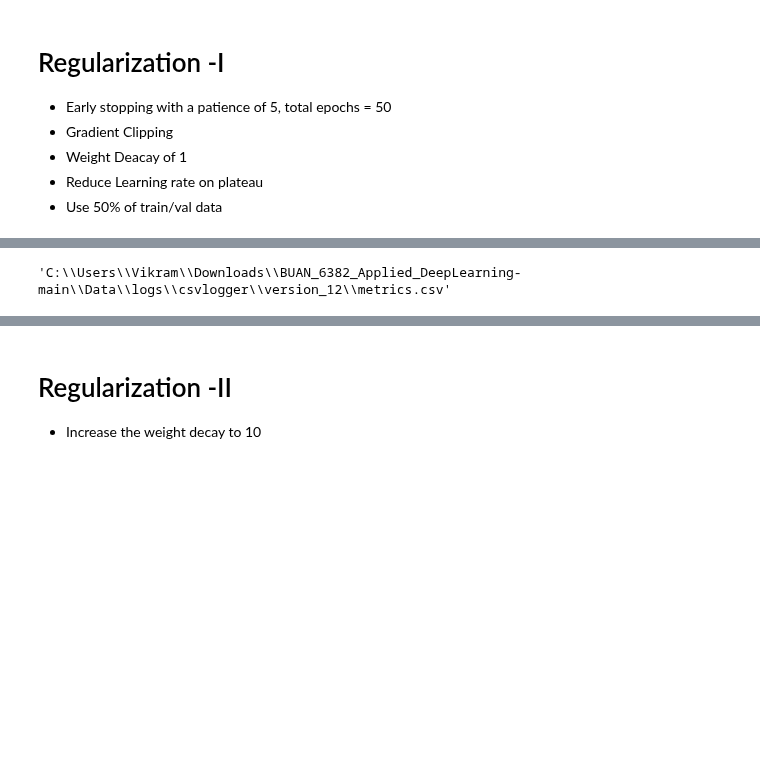
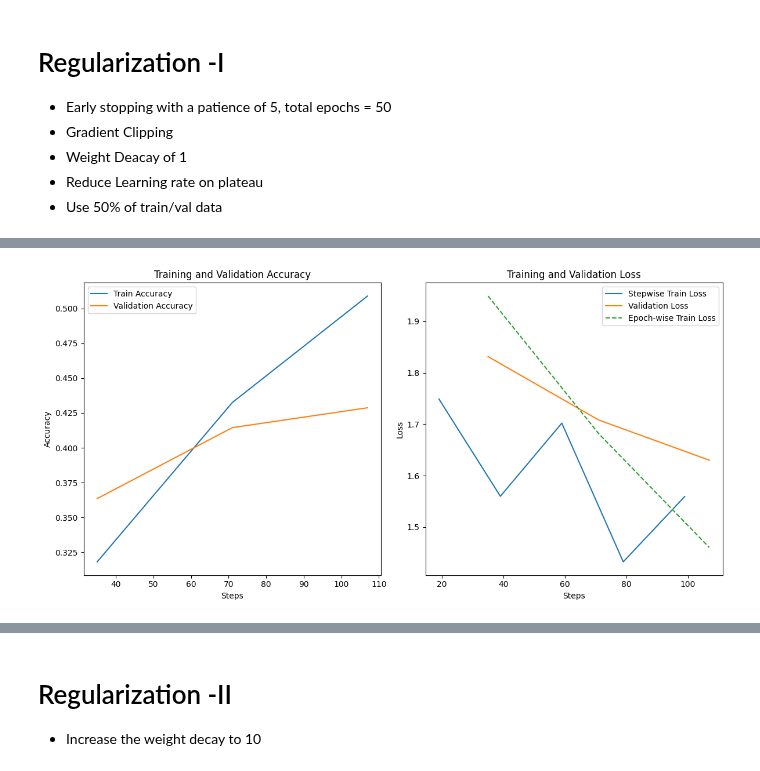
Before and after one commit to harikrishnad1997/BUAN_6382_Applied_DeepLearning, a Jupyter notebook: HW/Harikrishna_Dev_HW_5.ipynb, the cells around one changed output, grey strips where cells are left out. Saved outputs shown, nothing was run; the diff lists cells and outputs as text; code cells hidden in the pictures; blank space fills up the shorter version.

```diff
--- a/HW/Harikrishna_Dev_HW_5.ipynb
+++ b/HW/Harikrishna_Dev_HW_5.ipynb
@@ -437,9 +438,9 @@ Train_Loss: 1.63, Train_Metric: 0.43
 # %%
-file = f"{trainer.logger.log_dir}\\metrics.csv"
-file
-# plot_losses_acc(file)
+file = f"{trainer.logger.log_dir}/metrics.csv"
+# !ls -la {str(file)}
+plot_losses_acc(file)
 # %% [output]
-'C:\\Users\\Vikram\\Downloads\\BUAN_6382_Applied_DeepLearning-main\\Data\\logs\\csvlogger\\version_12\\metrics.csv'
+[figure, added]
 # %%
 ckpt_path = trainer.checkpoint_callback.best_model_path
 train_acc = trainer.validate(dataloaders=dm.train_dataloader(), ckpt_path=ckpt_path, verbose=False)
```
Also changed, not shown: parts of 15 cells of this notebook, 2 other files.
